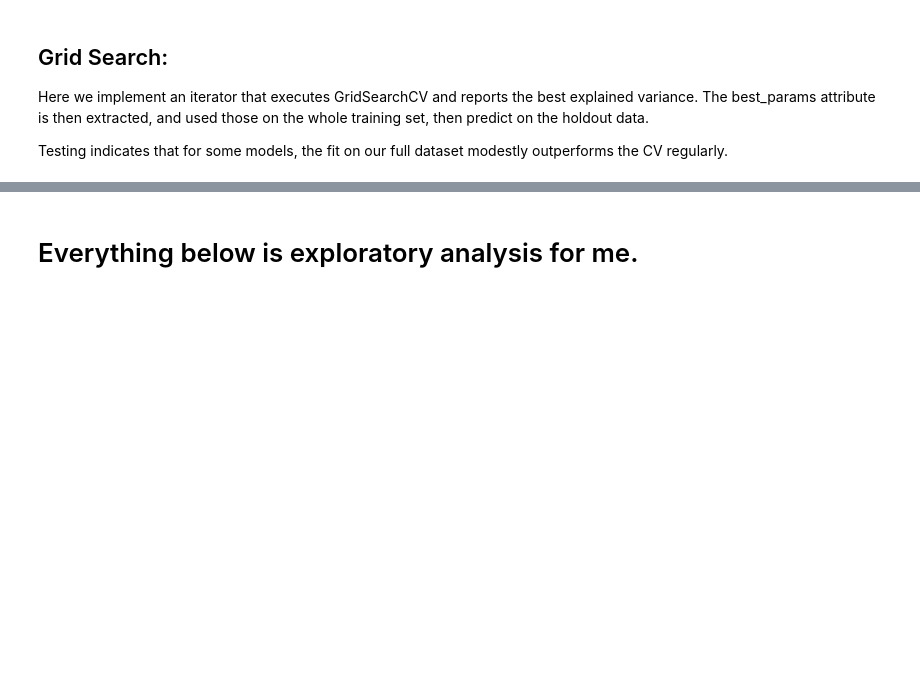
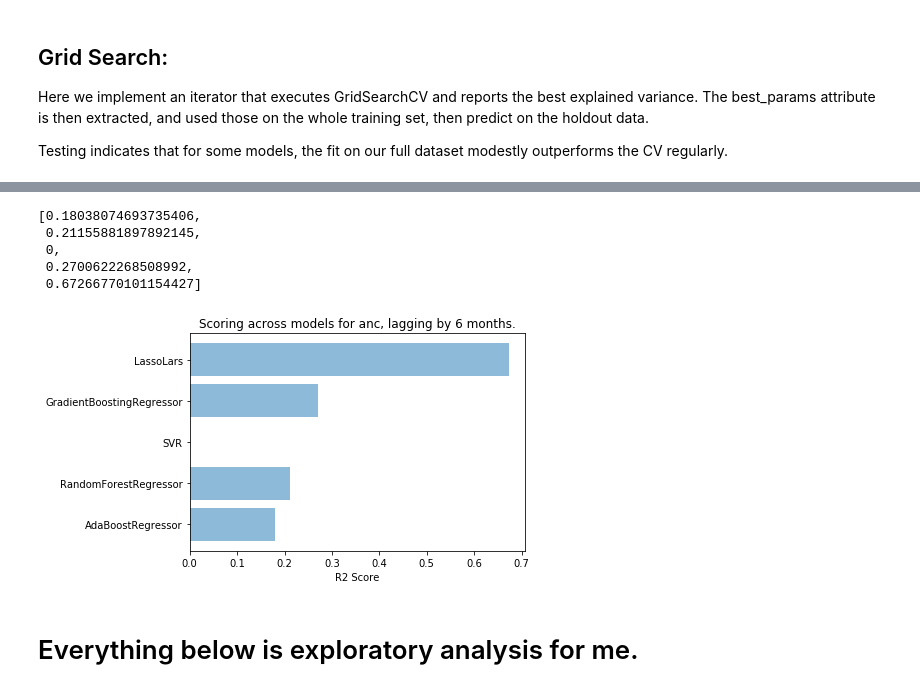
Before and after one commit to CLandauGWU/group_e, a Jupyter notebook: Model_Select.ipynb, the cells around one changed output, grey strips where cells are left out. Drawn from its saved outputs; the diff is of its cells as text; code cells hidden in the pictures; blank space fills up the shorter version.

```diff
--- a/Model_Select.ipynb
+++ b/Model_Select.ipynb
@@ -113,9 +158,16 @@ print(scl_data.month.max())
 print(scl_data.shape)
 scl_data = scl_data.dropna()
 print(scl_data.shape)
-sXH_train = scl_data[scl_data['month'] <= holdout_date]
+sXH_train = scl_data[scl_data['month'] <= holdout_date-1]
 syH_train = sXH_train['y']
 sXH_train = sXH_train.drop(['y'], axis=1)
+
+sXH_val = scl_data[scl_data['month'] >= holdout_date-1]
+sXH_val = sXH_val[sXH_val['month'] <= holdout_date]
+
+syH_val = sXH_val['y']
+sXH_val = sXH_val.drop(['y'], axis=1)
+
 
 sXH_test  = scl_data[scl_data['month'] >= holdout_date]
 syH_test  = sXH_test['y']
@@ -180,7 +274,7 @@ for scram in range(0, 10):
     scrambler.append(random.randint(0, 10000))
 print(scrambler)
 
-to_scale = ['SVR', 'LassoLars']
+to_scale = ['SVR']
 
 names       = ['AdaBoostRegressor',
              'RandomForestRegressor',
@@ -224,8 +318,8 @@ param_grids =[
     )],
     ['SVR', dict( #Most params for SVR are turned off right now, too expensive
         C=[1, .9],
-        #epsilon=[.1, .05],
-        #kernel=['rbf', 'sigmoid', 'poly']
+        epsilon=[.1, .05],
+        #kernel=['poly']
     )],
     ['GradientBoostingRegressor', dict(
         max_depth=[3, 6, 9, 12],
@@ -234,6 +328,6 @@ param_grids =[
     )],
     ['LassoLars', dict(
         alpha=[0.1, 1, .5, .75],
-        fit_path=[False]
+        #random_state=[random.randint(0, 10000)]
     )],
     ]
@@ -261,7 +357,7 @@ for name, rgsr in zip(names, regressors):
     if name not in to_scale:
         #X_train, y_train, X_test, y_test = sklearn.model_selection.train_test_split(X, y)
         fitted = cv.fit(XH_train, yH_train)
-        score = cv.score(XH_test, yH_test)
+        score = cv.score(XH_val, yH_val)
         print(score)
 
         best = rgsr.set_params(**cv.best_params_)
@@ -271,7 +367,7 @@ for name, rgsr in zip(names, regressors):
     #TODO: fix
         #X_train, y_train, X_test, y_test = sklearn.model_selection.train_test_split(sX, sy)
         fitted = cv.fit(sXH_train, syH_train)
-        score = cv.score(sXH_test, syH_test)
+        score = cv.score(sXH_val, syH_val)
         print(score)
 
         best = rgsr.set_params(**cv.best_params_)
@@ -283,7 +379,7 @@ for name, rgsr in zip(names, regressors):
 
 
     outcomes.append((name, score, cv.cv_results_, cv.best_estimator_,
-                     cv.best_params_, bestscore))
+                     cv.best_params_, bestscore, [yH_test, ]))
 
 for nm in range(0, len(outcomes)):
     print()
@@ -295,3 +440,30 @@ for nm in range(0, len(outcomes)):
+# %%
+#Adapted from https://pythonspot.com/en/matplotlib-bar-chart/
+
+objects     = [j[0] for j in outcomes]
+y_pos       = np.arange(len(objects))
+
+performance = [j[-1] for j in outcomes]
+for jm in range(len(performance)):
+    if performance[jm] < 0:
+        performance[jm] = 0
+performance
+# %% [output]
+[0.18038074693735406,
+ 0.21155881897892145,
+ 0,
+ 0.2700622268508992,
+ 0.67266770101154427]
+# %%
+plt.barh(y_pos, performance, align='center', alpha=0.5)
+plt.yticks(y_pos, objects)
+plt.xlabel('R2 Score')
+ti = "Scoring across models for "+shapef+", lagging by "+str(shiftmonths)+ " months."
+plt.title(ti)
+fl = './plots/' + shapef + "_shift" + str(shiftmonths)
+plt.savefig(fl)
+# %% [output]
+[figure, added]
 # %% [markdown]
 # Everything below is exploratory analysis for me.
 # %%
```
Also changed, not shown: parts of 18 cells of this notebook, 11 other files.
